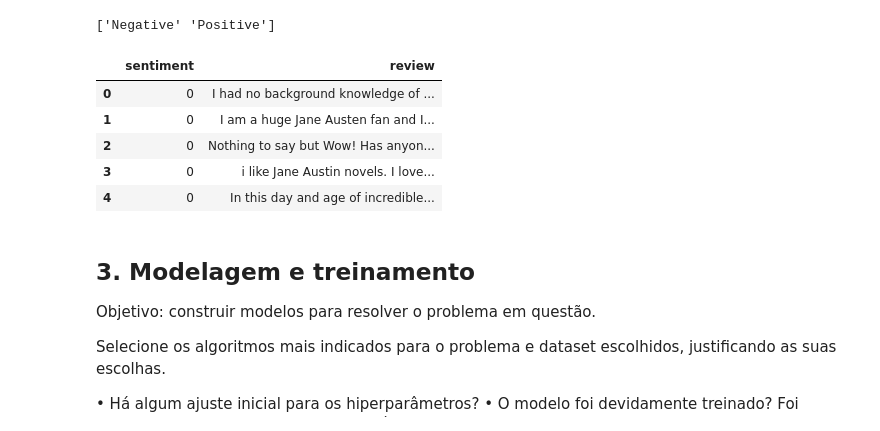
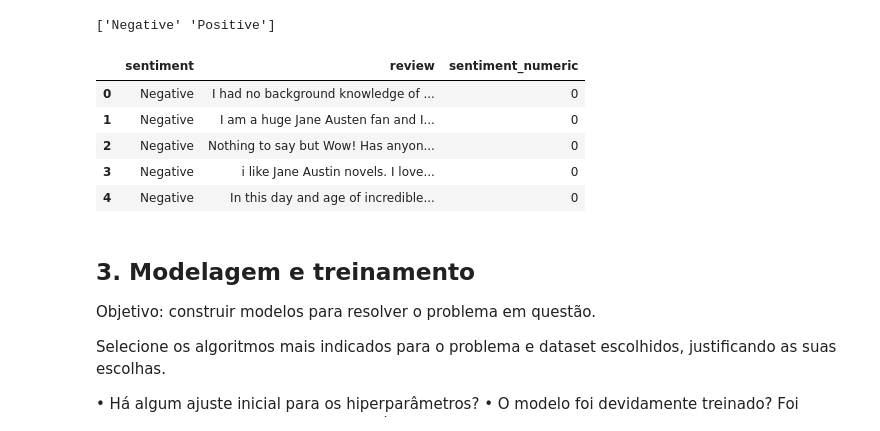
Before and after one commit to simonefmr/global_emissions, a Jupyter notebook: Sprint2_MVP_B_DL.ipynb, the cells around one changed output. Saved outputs shown, nothing was run; the diff lists cells and outputs as text; code cells hidden in the pictures.

```diff
--- a/Sprint2_MVP_B_DL.ipynb
+++ b/Sprint2_MVP_B_DL.ipynb
@@ -99,13 +106,14 @@ print(unique_values)
 ['Negative' 'Positive']
 # %%
 # Modificando a coluna sentimento para dados numéricos
-data['sentiment'] = data['sentiment'].replace(['Negative', 'Positive'], ['0', '1'])
+# Criando uma nova coluna chamada 'sentiment_numeric'
+data['sentiment_numeric'] = data['sentiment'].replace(['Negative', 'Positive'], [0, 1])
 
 data.head(5)
 # %% [output]
-|  | sentiment | review |
-| 0 | 0 | I had no background knowledge of ... |
-| 1 | 0 | I am a huge Jane Austen fan and I... |
-| 2 | 0 | Nothing to say but Wow! Has anyon... |
-| 3 | 0 | i like Jane Austin novels. I love... |
-| 4 | 0 | In this day and age of incredible... |
+|  | sentiment | review | sentiment_numeric |
+| 0 | Negative | I had no background knowledge of ... | 0 |
+| 1 | Negative | I am a huge Jane Austen fan and I... | 0 |
+| 2 | Negative | Nothing to say but Wow! Has anyon... | 0 |
+| 3 | Negative | i like Jane Austin novels. I love... | 0 |
+| 4 | Negative | In this day and age of incredible... | 0 |
```
Also changed, not shown: parts of 11 cells of this notebook.
